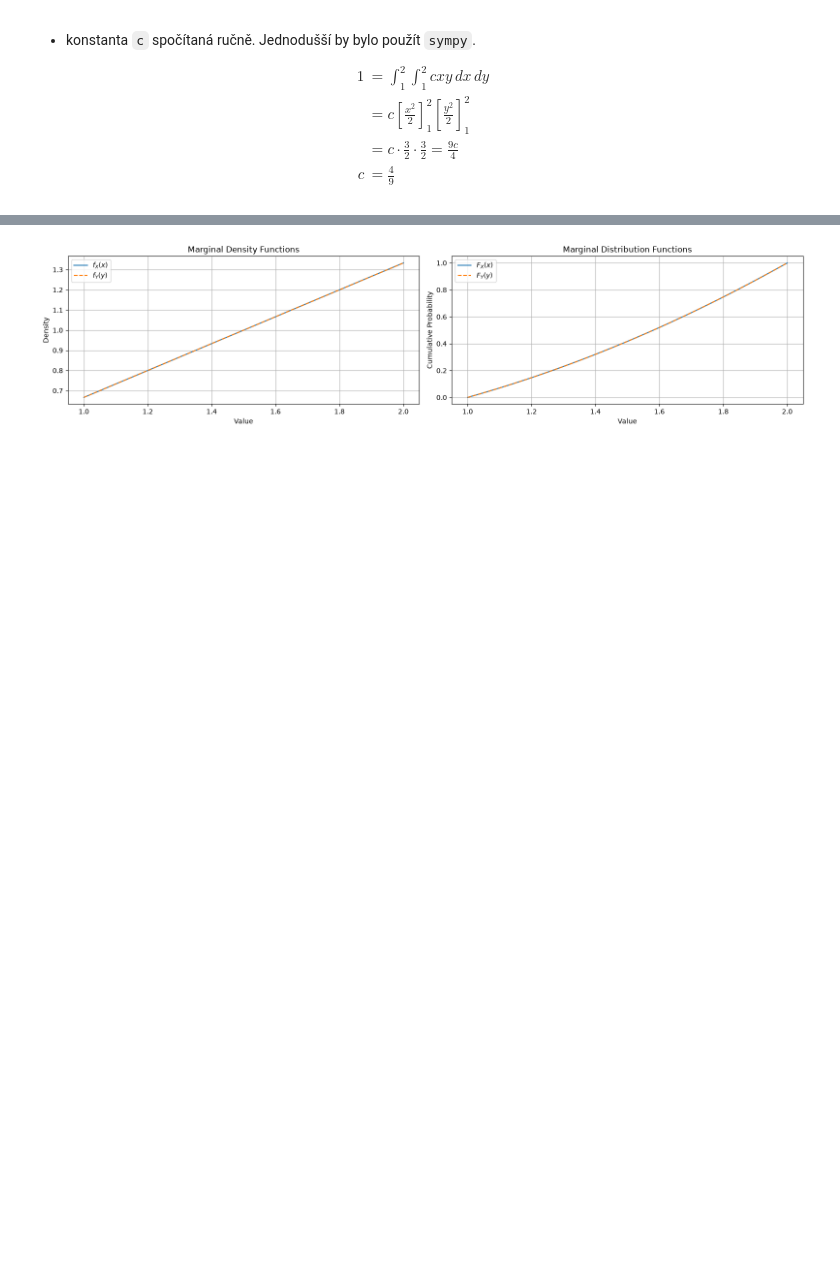
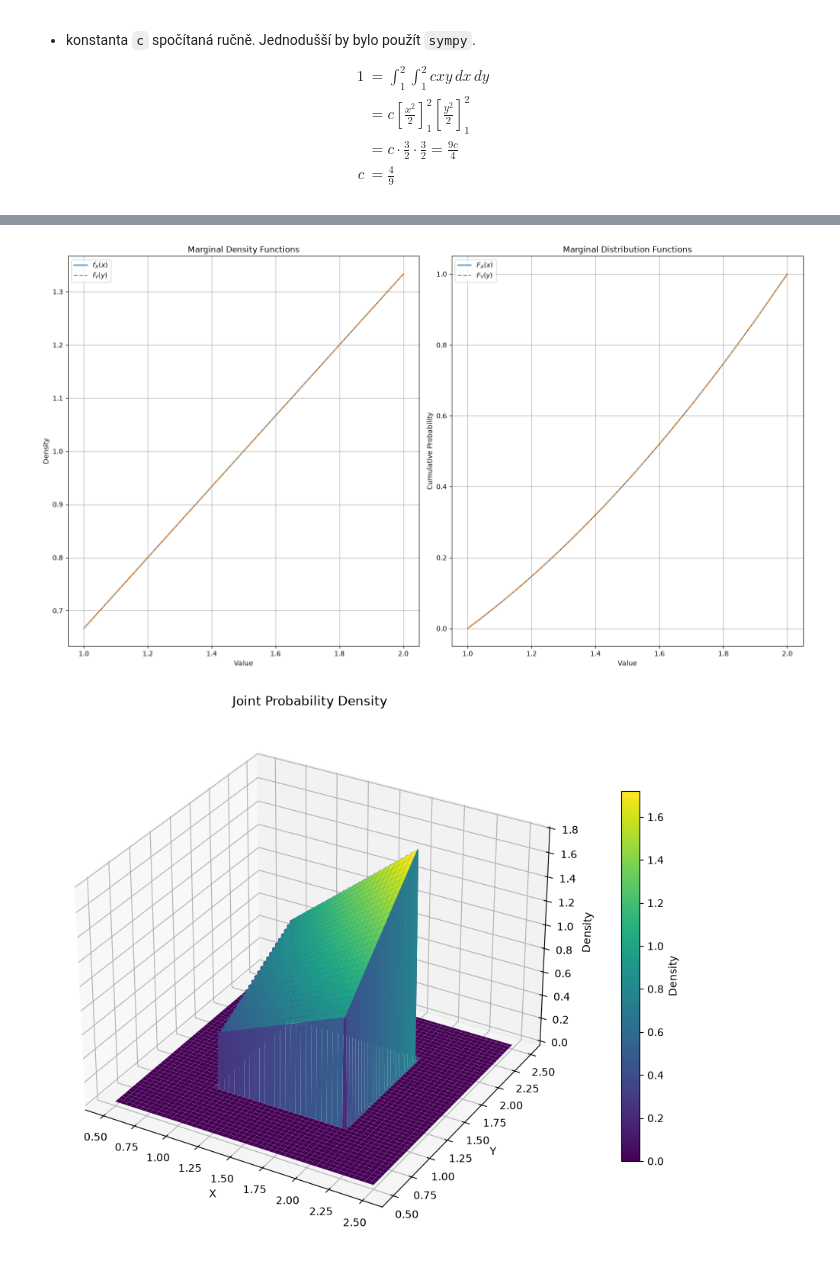
Before and after one commit to VitaliyAtmnk/uloha1, a Jupyter notebook: main.ipynb, the cells around one changed output, grey strips where cells are left out. Cells and saved outputs as stored; diff of their text form; code cells hidden in the pictures; blank space fills up the shorter version.

Commit message:
add density function visualization

```diff
--- a/main.ipynb
+++ b/main.ipynb
@@ -41,6 +45,33 @@ def density_function(x, y):
         (sp.Rational(4, 9) * x * y, # Funkce
         (x >= 1) & (x <= 2) & (y >= 1) & (y <= 2)), # Doména funkce
         (0, True)) # 0 pro vstupy mimo rozsah
+
+def plot_joint_density(f_xy):
+    x, y = sp.symbols("x y", real=True)
+
+    f = sp.lambdify((x, y), f_xy(x, y), "numpy")
+
+    # Generate coordinates
+    values = np.linspace(0.5, 2.5, 200)
+    X, Y = np.meshgrid(values, values)
+
+    # Calculate density at each point
+    Z = f(X, Y)
+
+    # Create 3D plot
+    fig = plt.figure(figsize=(16, 9))
+    ax = fig.add_subplot(111, projection="3d")
+
+    surface = ax.plot_surface(X, Y, Z, cmap="viridis")
+
+    ax.set_xlabel("X")
+    ax.set_ylabel("Y")
+    ax.set_zlabel("Density")
+    ax.set_title("Joint Probability Density")
+
+    fig.colorbar(surface, ax=ax, label="Density", shrink=0.7)
+
+    plt.show()
 # %%
 """
 Calculation of marginal functions, marginal density functions and their visualizations
@@ -97,9 +128,11 @@ def visualize_marginals(f_x, f_y, F_x, F_y, values):
     plt.show()
 # %%
 f_x, f_y = marginal_density_functions(density_function)
-F_x, F_y  = marginal_distribution_functions(density_function)
+F_x, F_y = marginal_distribution_functions(density_function)
 
 # TODO: doplnit generovani dat místo np.linspace(1, 2, 200)
 visualize_marginals(f_x, f_y, F_x, F_y, np.linspace(1, 2, 200))
+plot_joint_density(density_function)
 # %% [output]
-[figure, old version]
+[figure, new version]
+[figure, added]
```
Also changed, not shown: parts of 1 cell of this notebook.
